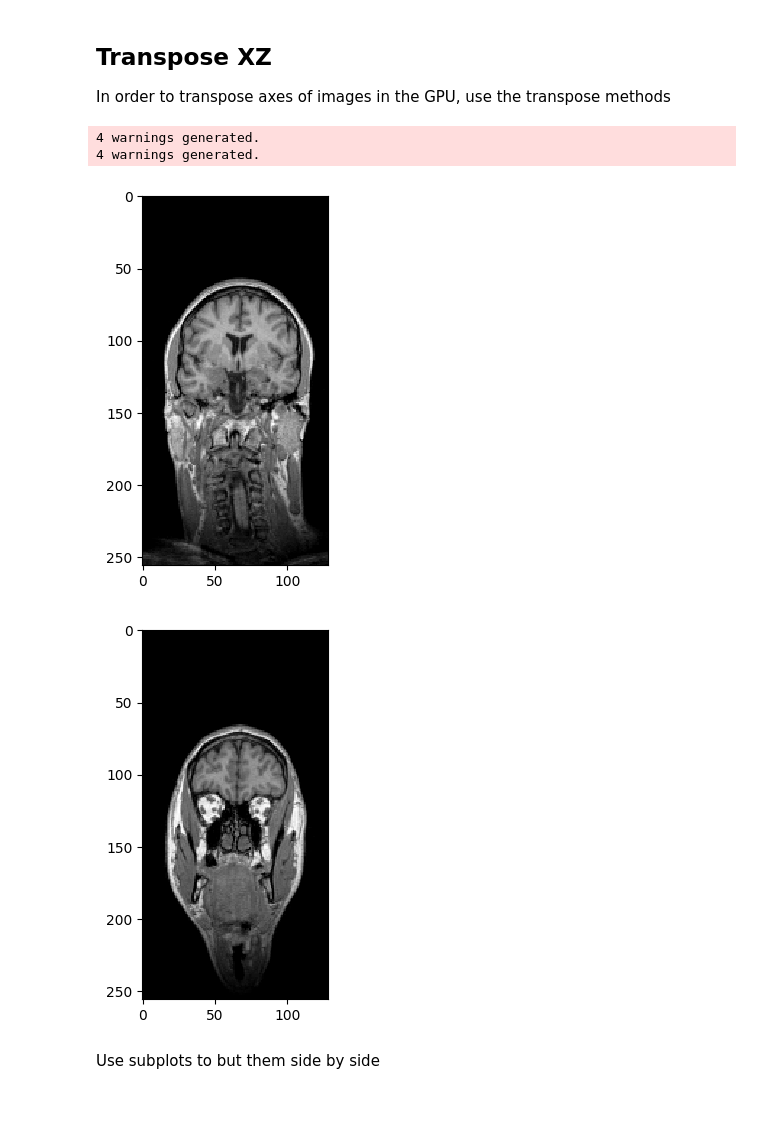
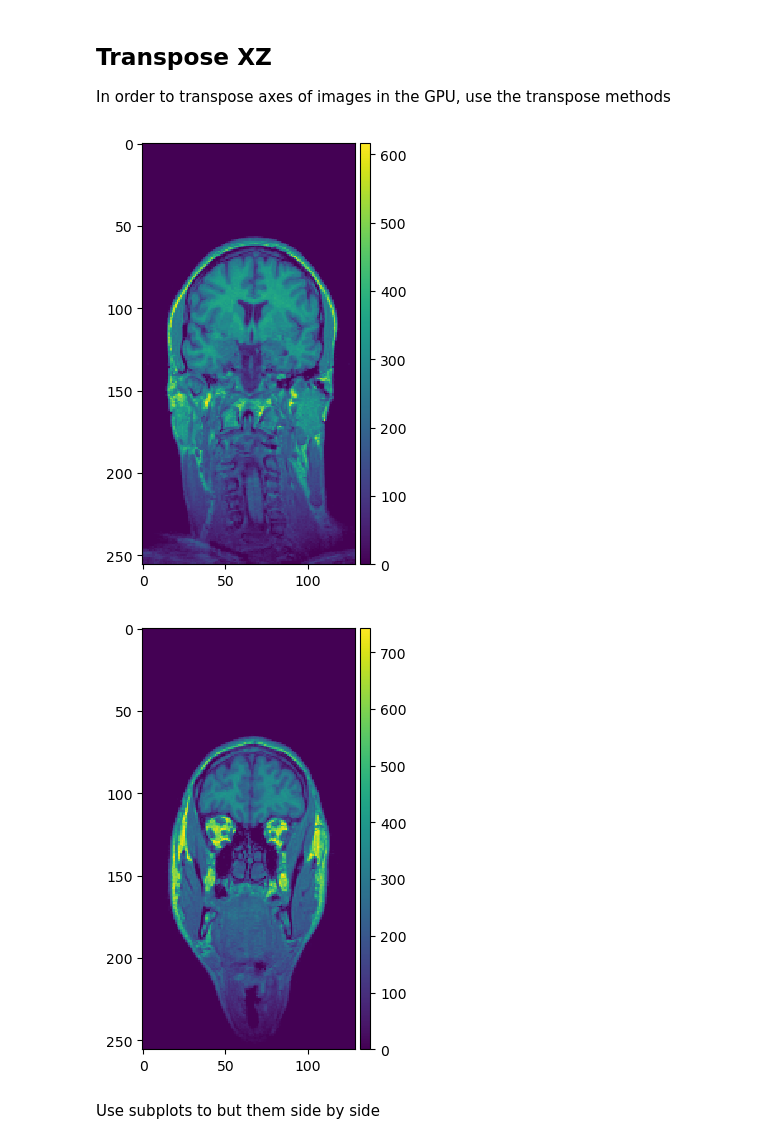
Before and after one commit to clEsperanto/pyclesperanto, a Jupyter notebook: demos/basics/inspecting_3d_images.ipynb, the cells around one changed output. Drawn from its saved outputs; the diff is of its cells as text; code cells hidden in the pictures; blank space fills up the shorter version.

```diff
--- a/demos/basics/inspecting_3d_images.ipynb
+++ b/demos/basics/inspecting_3d_images.ipynb
@@ -27,7 +31,7 @@ def remote_reader(url):
                 # that accepts a file-like object as input
                 return imread(f)
 # %%
-# Laod example data
-input_image = cle.asarray(remote_reader('https://imagej.nih.gov/ij/images/t1-head.zip'))
+# Load example data from fiji website
+input_image = cle.asarray(remote_reader('https://imagej.net/images//t1-head.zip'))
 input_image
 # %% [output]
@@ -155,16 +140,17 @@ In order to transpose axes of images in the GPU, use the transpose methods
 # %%
 # Transpose X against Z
 transposed_image = cle.create([256, 256, 129]);
 cle.transpose_xz(input_image, transposed_image)
 
 # show result
-cle.imshow(transposed_image[126])
-cle.imshow(transposed_image[98])
+fig1 = plt.figure()
+imshow(transposed_image[126])
+fig2 = plt.figure()
+imshow(transposed_image[98])
+plt.show()
 # %% [output]
-4 warnings generated.
-4 warnings generated.
-[figure, old version]
+[figure, new version]
-[figure, old version]
+[figure, new version]
 # %% [markdown]
 Use subplots to but them side by side
 # %%
```
Also changed, not shown: parts of 9 cells of this notebook, 15 other files.
